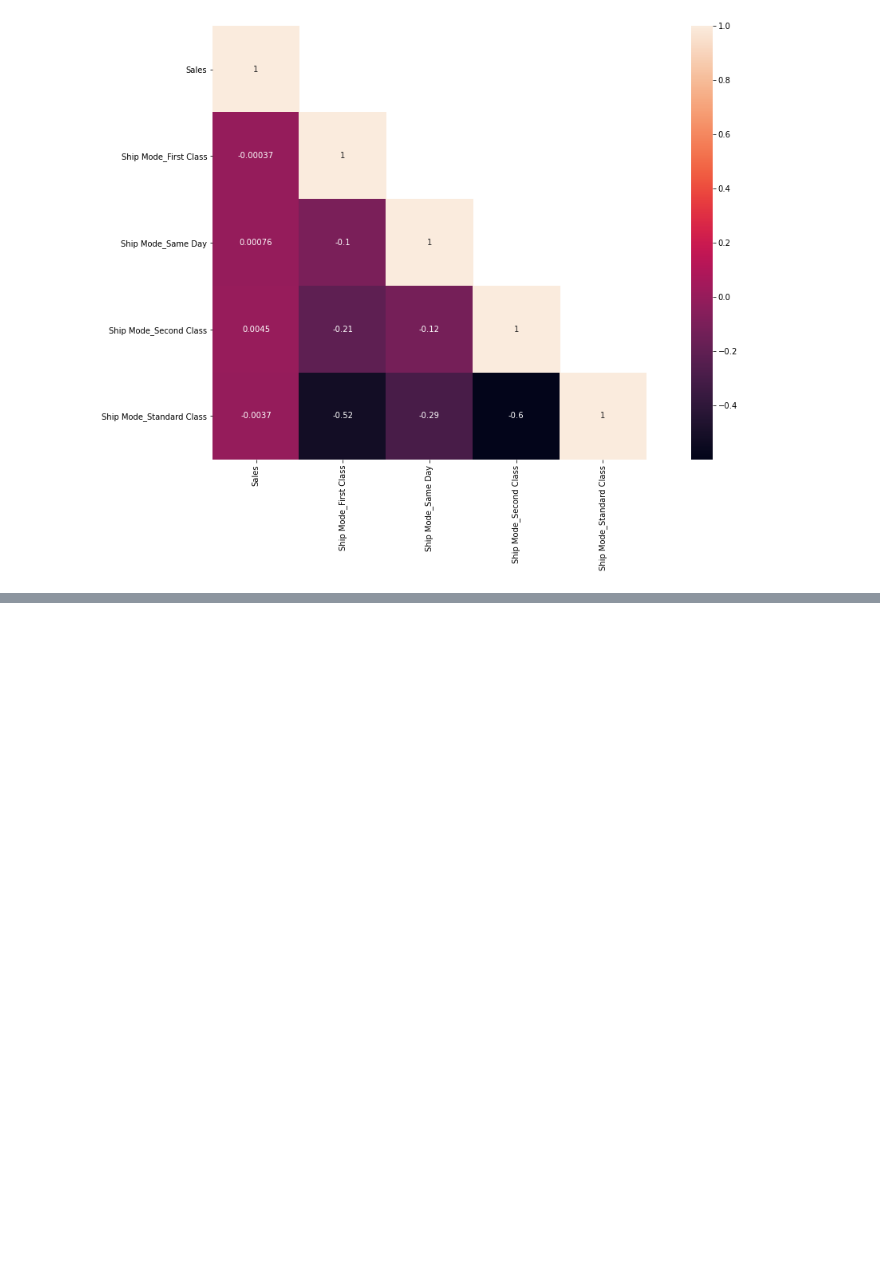
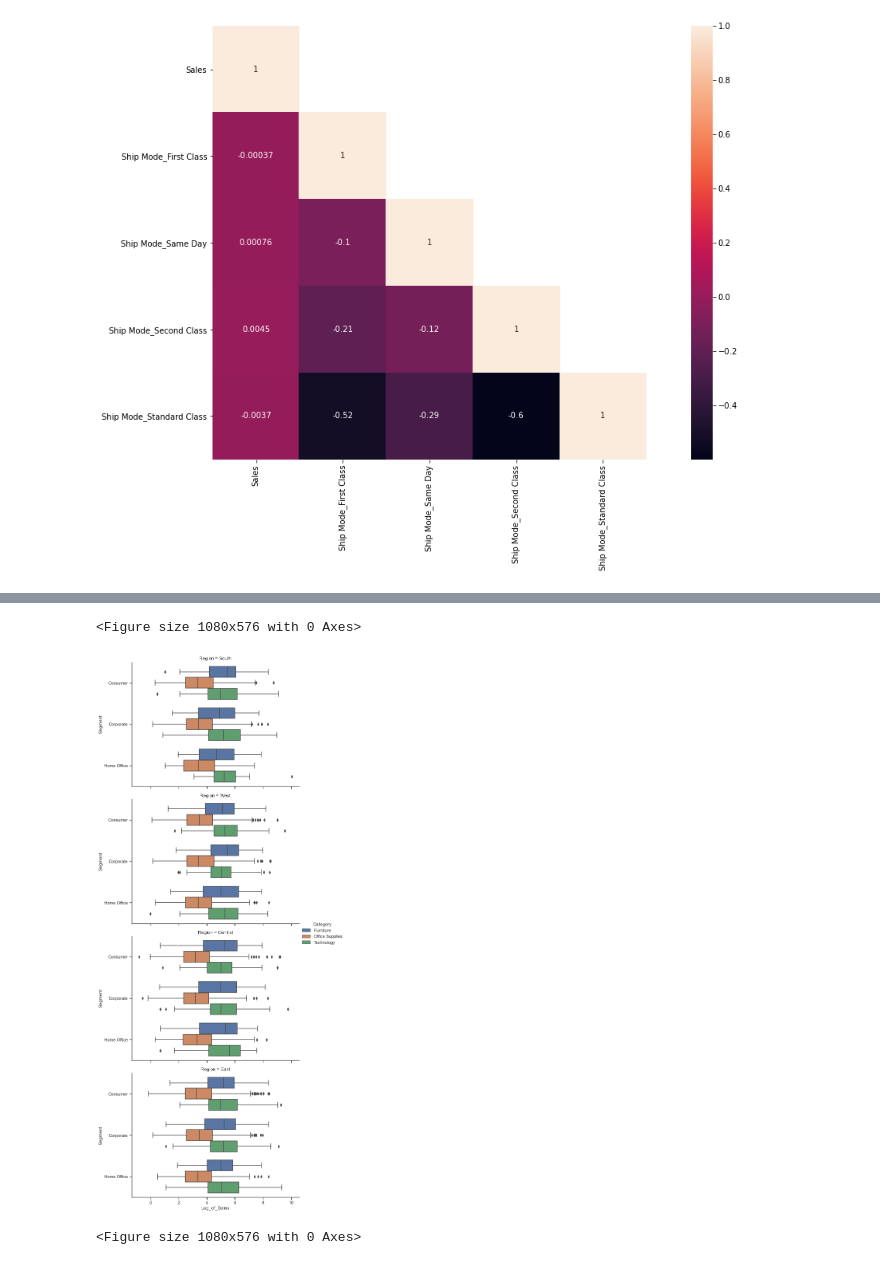
Before and after one commit to eddyk92/Superstore-timeseries, a Jupyter notebook: superstore-eda.ipynb, the cells around one changed output, grey strips where cells are left out. Saved outputs shown, nothing was run; the diff lists cells and outputs as text; code cells hidden in the pictures; blank space fills up the shorter version.

```diff
--- a/superstore-eda.ipynb
+++ b/superstore-eda.ipynb
@@ -326,3 +326,6 @@ sns.heatmap(data = cor_mat, mask = mask, square = True, annot=True, cbar=True)
 # %% [output]
 <AxesSubplot:>
 [figure]
+# %%
+df_train = df
+df_train.shape
@@ -328,0 +406,4 @@ sns.heatmap(data = cor_mat, mask = mask, square = True, annot=True, cbar=True)
+# %%
+# calculate log of sales
+df_train['Log_of_Sales'] = [np.log(s) for s in df_train['Sales']]
+df_train.describe()
@@ -328,0 +420,9 @@ sns.heatmap(data = cor_mat, mask = mask, square = True, annot=True, cbar=True)
+# %%
+sns.set_theme(style='ticks', color_codes=True)
+sns.catplot(data=df_train, x='Log_of_Sales', y='Segment', hue='Category', kind='box', row='Region', orient='h', aspect=1.5, height=5)
+
+plt.figure(figsize = (15,8))
+# %% [output]
+<Figure size 1080x576 with 0 Axes>
+[figure, added]
+<Figure size 1080x576 with 0 Axes>
```
Also changed, not shown: parts of 17 cells of this notebook.
